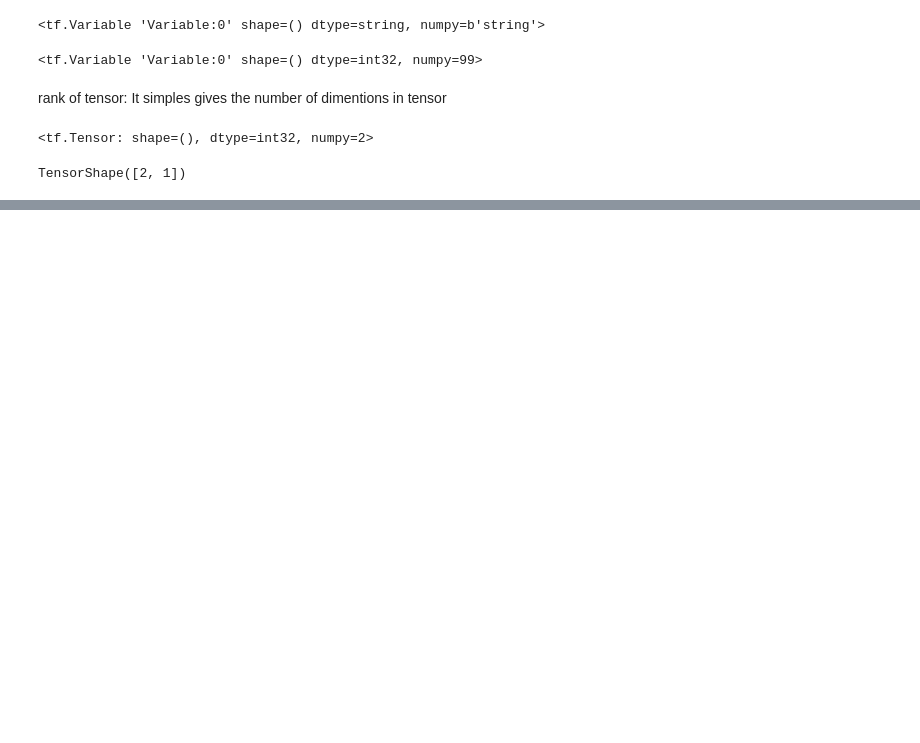
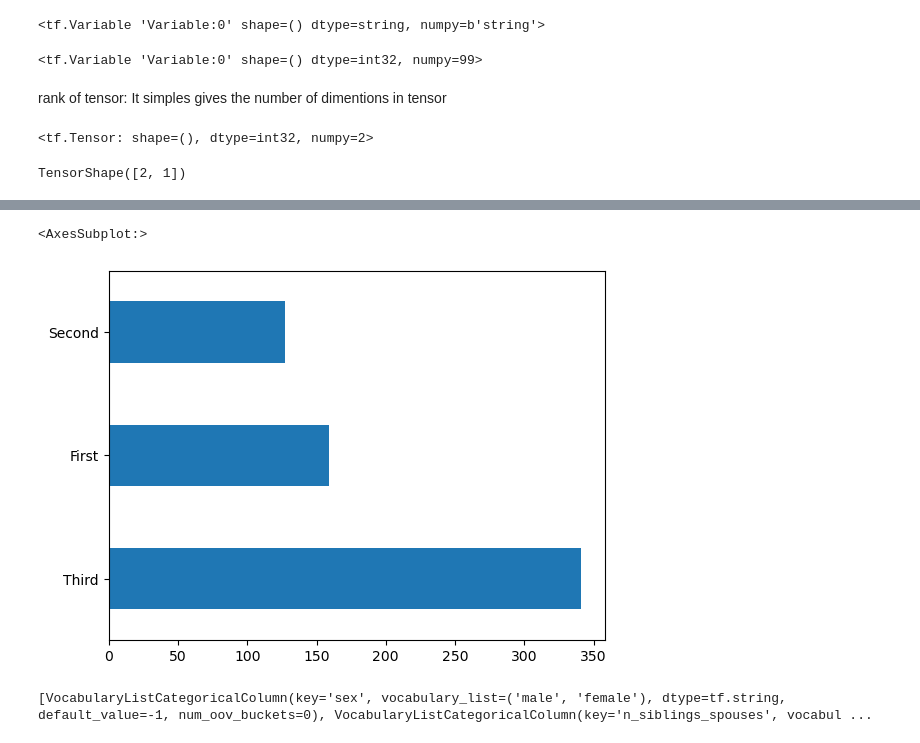
Before and after one commit to arjunprakash027/collections, a Jupyter notebook: tutorials/tensorflow/freecodecamp.ipynb, the cells around one changed output, grey strips where cells are left out. Cells and saved outputs as stored; diff of their text form; code cells hidden in the pictures; blank space fills up the shorter version.

```diff
--- a/tutorials/tensorflow/freecodecamp.ipynb
+++ b/tutorials/tensorflow/freecodecamp.ipynb
@@ -64,0 +177,5 @@ TensorShape([2, 1])
+# %%
+dftrain['class'].value_counts().plot(kind='barh')
+# %% [output]
+<AxesSubplot:>
+[figure, added]
@@ -64,0 +198,4 @@ TensorShape([2, 1])
+# %%
+print(feature_columns)
+# %% [output]
+[VocabularyListCategoricalColumn(key='sex', vocabulary_list=('male', 'female'), dtype=tf.string, default_value=-1, num_oov_buckets=0), VocabularyListCategoricalColumn(key='n_siblings_spouses', vocabul ...
```
Also changed, not shown: parts of 18 cells of this notebook.
